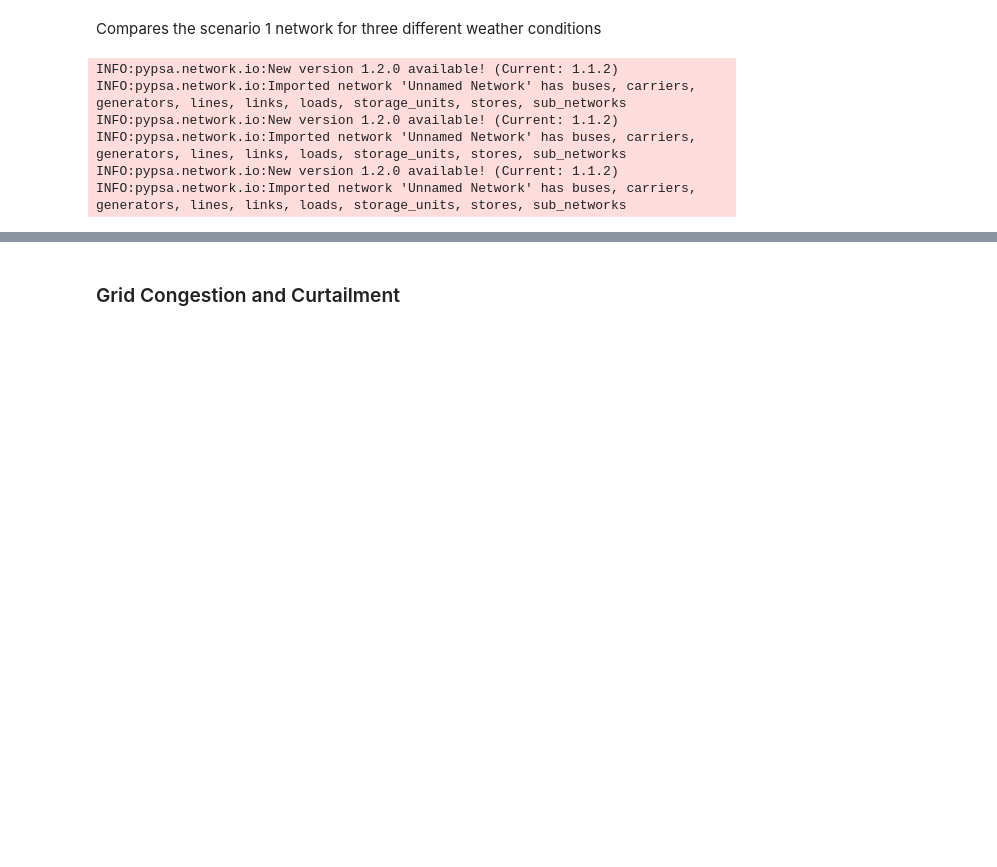
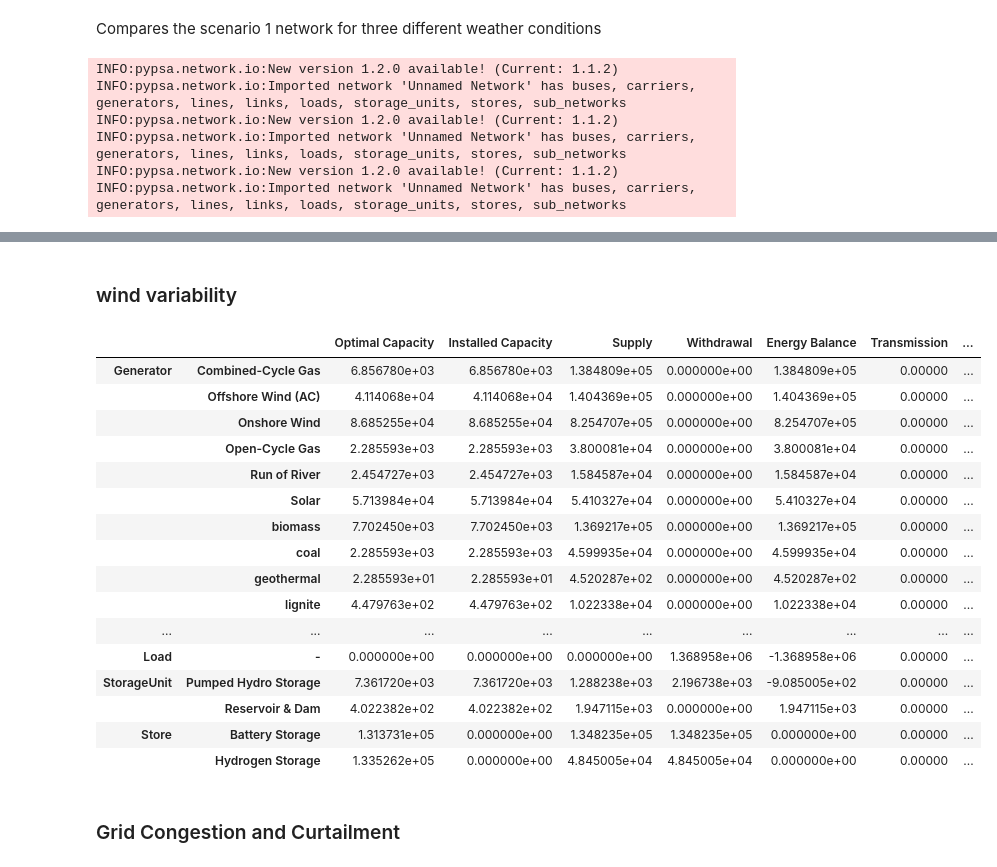
Before and after one commit to Luca2299/pypsa-eur, a Jupyter notebook: notebooks/Comparison_Scenario1.ipynb, the cells around one changed output, grey strips where cells are left out. Cells and saved outputs as stored; diff of their text form; code cells hidden in the pictures; blank space fills up the shorter version.

```diff
--- a/notebooks/Comparison_Scenario1.ipynb
+++ b/notebooks/Comparison_Scenario1.ipynb
@@ -41,3 +98,25 @@ INFO:pypsa.network.io:Imported network 'Unnamed Network' has buses, carriers, ge
+# %% [markdown]
+### wind variability
+# %%
+n3.statistics()
+# %% [output]
+|  |  | Optimal Capacity | Installed Capacity | Supply | Withdrawal | Energy Balance | Transmission | ... |
+| Generator | Combined-Cycle Gas | 6.856780e+03 | 6.856780e+03 | 1.384809e+05 | 0.000000e+00 | 1.384809e+05 | 0.00000 | ... |
+|  | Offshore Wind (AC) | 4.114068e+04 | 4.114068e+04 | 1.404369e+05 | 0.000000e+00 | 1.404369e+05 | 0.00000 | ... |
+|  | Onshore Wind | 8.685255e+04 | 8.685255e+04 | 8.254707e+05 | 0.000000e+00 | 8.254707e+05 | 0.00000 | ... |
+|  | Open-Cycle Gas | 2.285593e+03 | 2.285593e+03 | 3.800081e+04 | 0.000000e+00 | 3.800081e+04 | 0.00000 | ... |
+|  | Run of River | 2.454727e+03 | 2.454727e+03 | 1.584587e+04 | 0.000000e+00 | 1.584587e+04 | 0.00000 | ... |
+|  | Solar | 5.713984e+04 | 5.713984e+04 | 5.410327e+04 | 0.000000e+00 | 5.410327e+04 | 0.00000 | ... |
+|  | biomass | 7.702450e+03 | 7.702450e+03 | 1.369217e+05 | 0.000000e+00 | 1.369217e+05 | 0.00000 | ... |
+|  | coal | 2.285593e+03 | 2.285593e+03 | 4.599935e+04 | 0.000000e+00 | 4.599935e+04 | 0.00000 | ... |
+|  | geothermal | 2.285593e+01 | 2.285593e+01 | 4.520287e+02 | 0.000000e+00 | 4.520287e+02 | 0.00000 | ... |
+|  | lignite | 4.479763e+02 | 4.479763e+02 | 1.022338e+04 | 0.000000e+00 | 1.022338e+04 | 0.00000 | ... |
+| ... | ... | ... | ... | ... | ... | ... | ... | ... |
+| Load | - | 0.000000e+00 | 0.000000e+00 | 0.000000e+00 | 1.368958e+06 | -1.368958e+06 | 0.00000 | ... |
+| StorageUnit | Pumped Hydro Storage | 7.361720e+03 | 7.361720e+03 | 1.288238e+03 | 2.196738e+03 | -9.085005e+02 | 0.00000 | ... |
+|  | Reservoir & Dam | 4.022382e+02 | 4.022382e+02 | 1.947115e+03 | 0.000000e+00 | 1.947115e+03 | 0.00000 | ... |
+| Store | Battery Storage | 1.313731e+05 | 0.000000e+00 | 1.348235e+05 | 1.348235e+05 | 0.000000e+00 | 0.00000 | ... |
+|  | Hydrogen Storage | 1.335262e+05 | 0.000000e+00 | 4.845005e+04 | 4.845005e+04 | 0.000000e+00 | 0.00000 | ... |
 # %% [markdown]
 ### Grid Congestion and Curtailment
 # %% [markdown]
```
Also changed, not shown: parts of 9 cells of this notebook, 16 other files.
